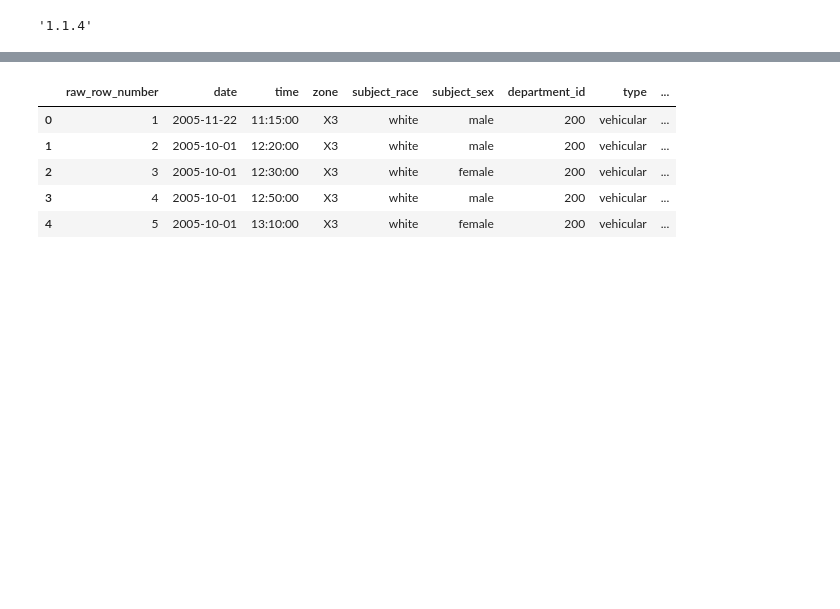
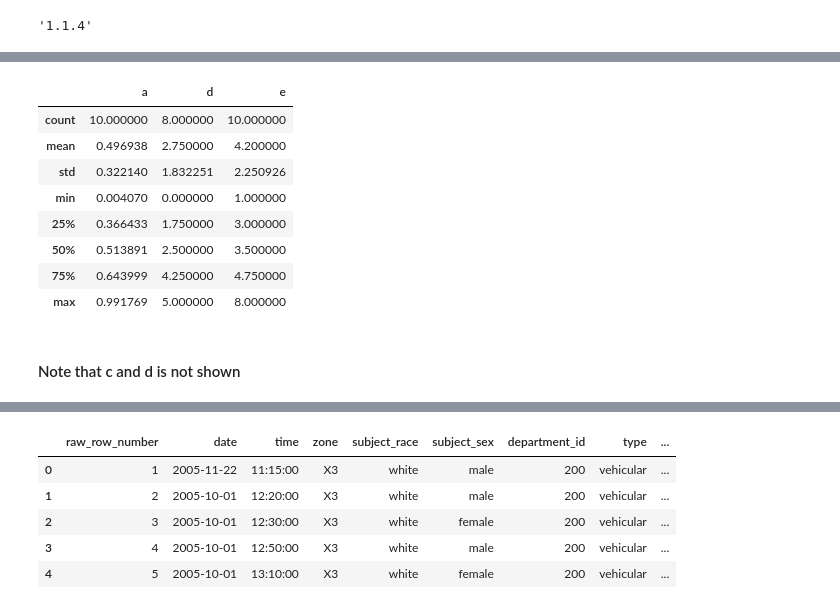
Before and after one commit to pablohe/iup-python-tutorial, a Jupyter notebook: iup.ipynb, the cells around one changed output, grey strips where cells are left out. Saved outputs shown, nothing was run; the diff lists cells and outputs as text; code cells hidden in the pictures; blank space fills up the shorter version.

```diff
--- a/iup.ipynb
+++ b/iup.ipynb
@@ -346,0 +395,14 @@ import matplotlib.pyplot as plt
+# %%
+df.describe()
+# %% [output]
+|  | a | d | e |
+| count | 10.000000 | 8.000000 | 10.000000 |
+| mean | 0.496938 | 2.750000 | 4.200000 |
+| std | 0.322140 | 1.832251 | 2.250926 |
+| min | 0.004070 | 0.000000 | 1.000000 |
+| 25% | 0.366433 | 1.750000 | 3.000000 |
+| 50% | 0.513891 | 2.500000 | 3.500000 |
+| 75% | 0.643999 | 4.250000 | 4.750000 |
+| max | 0.991769 | 5.000000 | 8.000000 |
+# %% [markdown]
+#### Note that c and d is not shown
```
Also changed, not shown: parts of 40 cells of this notebook.
